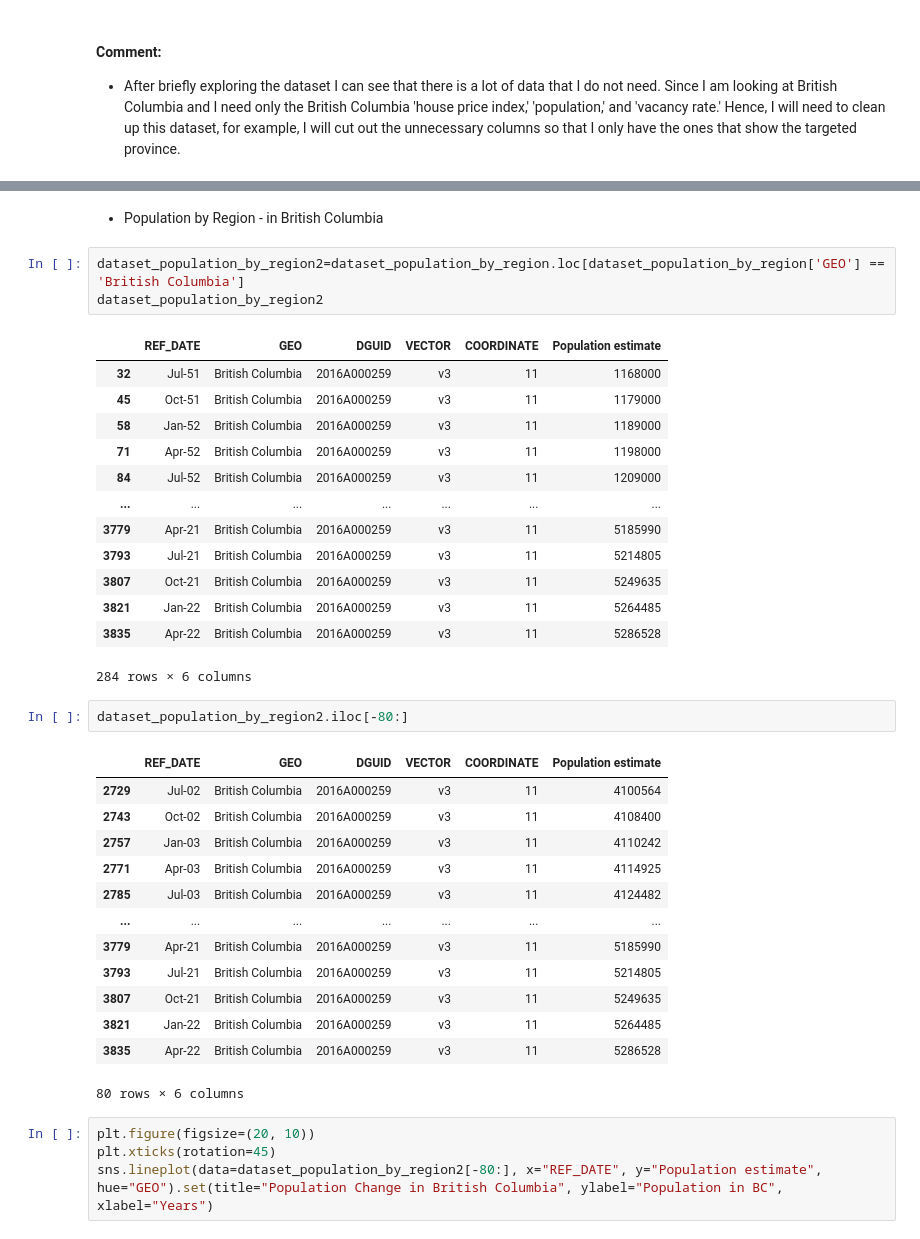
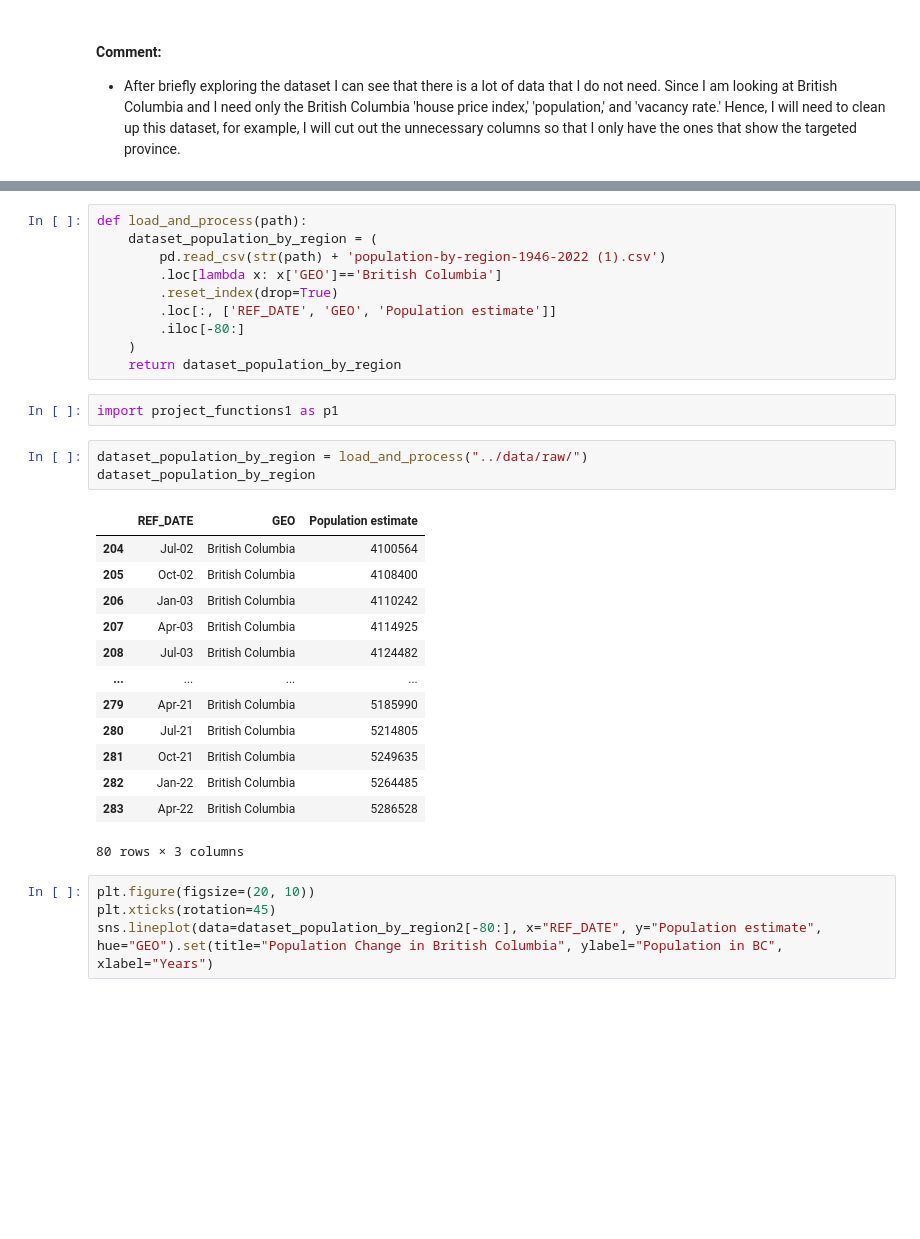
Before and after one commit to ubco-W2022T1-cosc301/group13, a Jupyter notebook: notebooks/analysis2.ipynb, the cells around one changed output, grey strips where cells are left out. Saved outputs shown, nothing was run; the diff lists cells and outputs as text; blank space fills up the shorter version.

```diff
--- a/notebooks/analysis2.ipynb
+++ b/notebooks/analysis2.ipynb
@@ -188,38 +167,32 @@ sns.displot(data=dataset_vacancy_rate[:-2],x="Rental vacancy rate (%)3", multipl
-# %% [markdown]
-- Population by Region - in British Columbia
-# %%
-dataset_population_by_region2=dataset_population_by_region.loc[dataset_population_by_region['GEO'] == 'British Columbia']
-dataset_population_by_region2
-# %% [output]
-|  | REF_DATE | GEO | DGUID | VECTOR | COORDINATE | Population estimate |
-| 32 | Jul-51 | British Columbia | 2016A000259 | v3 | 11 | 1168000 |
-| 45 | Oct-51 | British Columbia | 2016A000259 | v3 | 11 | 1179000 |
-| 58 | Jan-52 | British Columbia | 2016A000259 | v3 | 11 | 1189000 |
-| 71 | Apr-52 | British Columbia | 2016A000259 | v3 | 11 | 1198000 |
-| 84 | Jul-52 | British Columbia | 2016A000259 | v3 | 11 | 1209000 |
-| ... | ... | ... | ... | ... | ... | ... |
-| 3779 | Apr-21 | British Columbia | 2016A000259 | v3 | 11 | 5185990 |
-| 3793 | Jul-21 | British Columbia | 2016A000259 | v3 | 11 | 5214805 |
-| 3807 | Oct-21 | British Columbia | 2016A000259 | v3 | 11 | 5249635 |
-| 3821 | Jan-22 | British Columbia | 2016A000259 | v3 | 11 | 5264485 |
-| 3835 | Apr-22 | British Columbia | 2016A000259 | v3 | 11 | 5286528 |
-284 rows × 6 columns
-# %%
-dataset_population_by_region2.iloc[-80:]
-# %% [output]
-|  | REF_DATE | GEO | DGUID | VECTOR | COORDINATE | Population estimate |
-| 2729 | Jul-02 | British Columbia | 2016A000259 | v3 | 11 | 4100564 |
-| 2743 | Oct-02 | British Columbia | 2016A000259 | v3 | 11 | 4108400 |
-| 2757 | Jan-03 | British Columbia | 2016A000259 | v3 | 11 | 4110242 |
-| 2771 | Apr-03 | British Columbia | 2016A000259 | v3 | 11 | 4114925 |
-| 2785 | Jul-03 | British Columbia | 2016A000259 | v3 | 11 | 4124482 |
-| ... | ... | ... | ... | ... | ... | ... |
-| 3779 | Apr-21 | British Columbia | 2016A000259 | v3 | 11 | 5185990 |
-| 3793 | Jul-21 | British Columbia | 2016A000259 | v3 | 11 | 5214805 |
-| 3807 | Oct-21 | British Columbia | 2016A000259 | v3 | 11 | 5249635 |
-| 3821 | Jan-22 | British Columbia | 2016A000259 | v3 | 11 | 5264485 |
-| 3835 | Apr-22 | British Columbia | 2016A000259 | v3 | 11 | 5286528 |
-80 rows × 6 columns
+# %%
+def load_and_process(path):
+    dataset_population_by_region = (
+        pd.read_csv(str(path) + 'population-by-region-1946-2022 (1).csv')
+        .loc[lambda x: x['GEO']=='British Columbia']
+        .reset_index(drop=True)
+        .loc[:, ['REF_DATE', 'GEO', 'Population estimate']]
+        .iloc[-80:]
+    )
+    return dataset_population_by_region
+# %%
+import project_functions1 as p1
+# %%
+dataset_population_by_region = load_and_process("../data/raw/")
+dataset_population_by_region
+# %% [output]
+|  | REF_DATE | GEO | Population estimate |
+| 204 | Jul-02 | British Columbia | 4100564 |
+| 205 | Oct-02 | British Columbia | 4108400 |
+| 206 | Jan-03 | British Columbia | 4110242 |
+| 207 | Apr-03 | British Columbia | 4114925 |
+| 208 | Jul-03 | British Columbia | 4124482 |
+| ... | ... | ... | ... |
+| 279 | Apr-21 | British Columbia | 5185990 |
+| 280 | Jul-21 | British Columbia | 5214805 |
+| 281 | Oct-21 | British Columbia | 5249635 |
+| 282 | Jan-22 | British Columbia | 5264485 |
+| 283 | Apr-22 | British Columbia | 5286528 |
+80 rows × 3 columns
 # %%
 plt.figure(figsize=(20, 10))
 plt.xticks(rotation=45)
```
Also changed, not shown: parts of 13 cells of this notebook, 1 other file.
